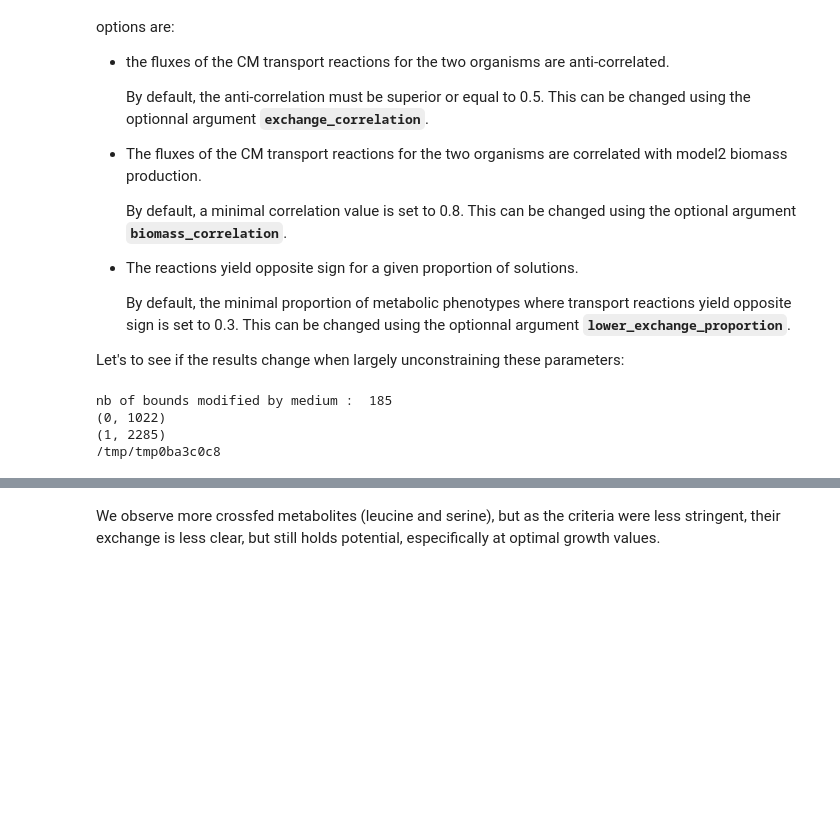
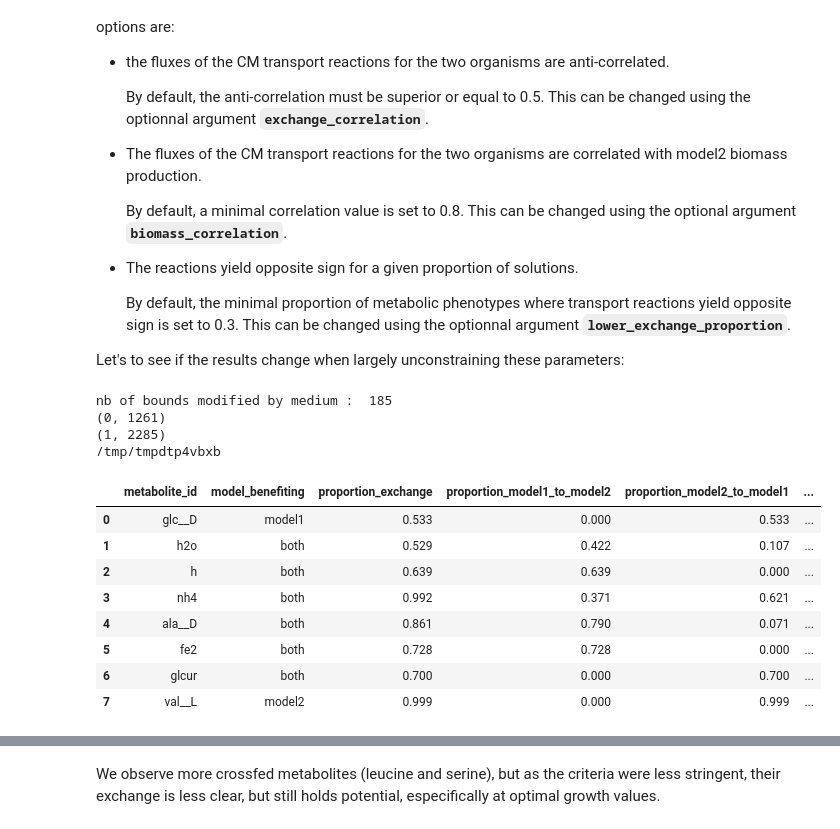
Before and after one commit to Anna-cell/mimeco, a Jupyter notebook: docs/source/Global_usage.ipynb, the cells around one changed output, grey strips where cells are left out. Cells and saved outputs as stored; diff of their text form; code cells hidden in the pictures; blank space fills up the shorter version.

```diff
--- a/docs/source/Global_usage.ipynb
+++ b/docs/source/Global_usage.ipynb
@@ -190,13 +202,22 @@ The exact criteria, and their modulable options are:
 Let's to see if the results change when largely unconstraining these parameters:
 # %%
 potential_exchange2 = analysis.crossfed_metabolites(model1 = model2, model2 = model1, medium = Western_diet, undescribed_metabolites_constraint = "partially_constrained",
-                                                    solver = "gurobi", model1_biomass_id = model2_biomass_id, model2_biomass_id = model1_biomass_id,
+                                                    solver = global_solver, model1_biomass_id = model2_biomass_id, model2_biomass_id = model1_biomass_id,
                                                     exchange_correlation = 0.3, biomass_correlation = 0.6, lower_exchange_proportion = 0.1)
 potential_exchange2
 # %% [output]
 nb of bounds modified by medium :  185
-(0, 1022)
+(0, 1261)
 (1, 2285)
-/tmp/tmp0ba3c0c8
+/tmp/tmpdtp4vbxb
+|  | metabolite_id | model_benefiting | proportion_exchange | proportion_model1_to_model2 | proportion_model2_to_model1 | ... |
+| 0 | glc__D | model1 | 0.533 | 0.000 | 0.533 | ... |
+| 1 | h2o | both | 0.529 | 0.422 | 0.107 | ... |
+| 2 | h | both | 0.639 | 0.639 | 0.000 | ... |
+| 3 | nh4 | both | 0.992 | 0.371 | 0.621 | ... |
+| 4 | ala__D | both | 0.861 | 0.790 | 0.071 | ... |
+| 5 | fe2 | both | 0.728 | 0.728 | 0.000 | ... |
+| 6 | glcur | both | 0.700 | 0.000 | 0.700 | ... |
+| 7 | val__L | model2 | 0.999 | 0.000 | 0.999 | ... |
 # %%
 potential_exchange2 = analysis.crossfed_metabolites(model1 = model2, model2 = model1, medium = Western_diet, undescribed_metabolites_constraint = "partially_constrained",
```
Also changed, not shown: parts of 10 cells of this notebook, 5 other files.
